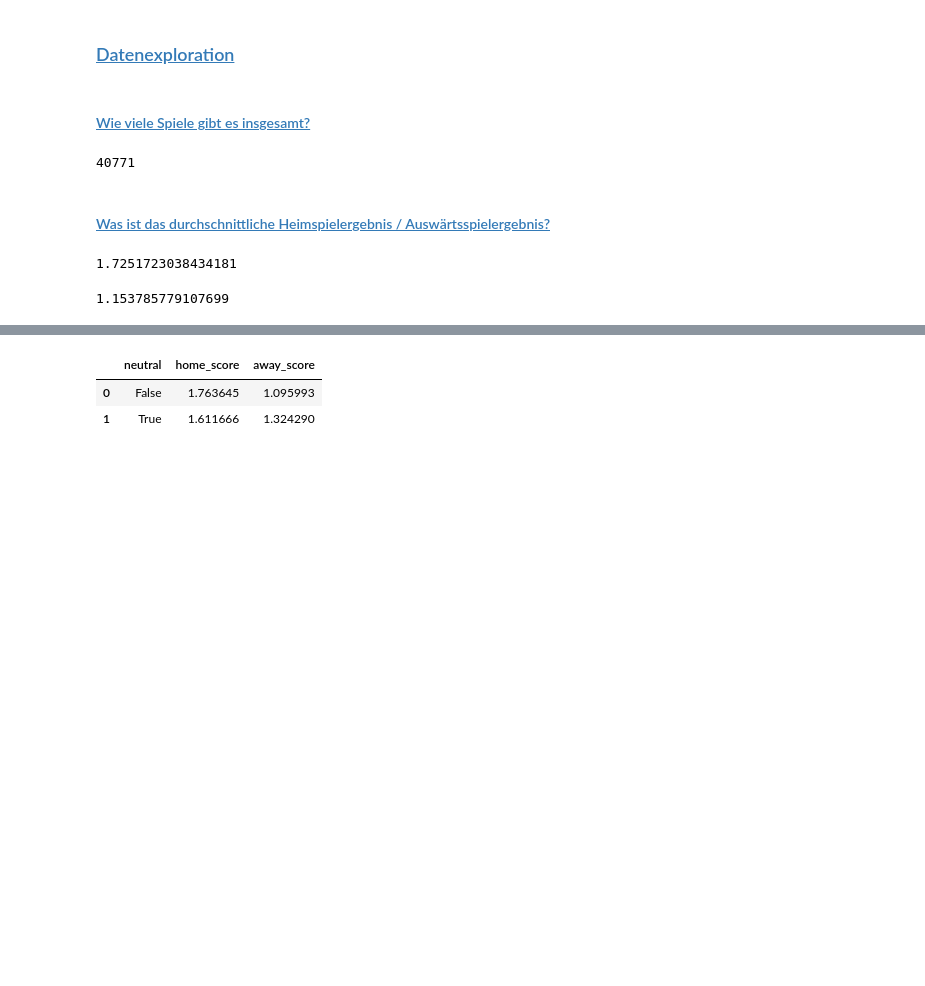
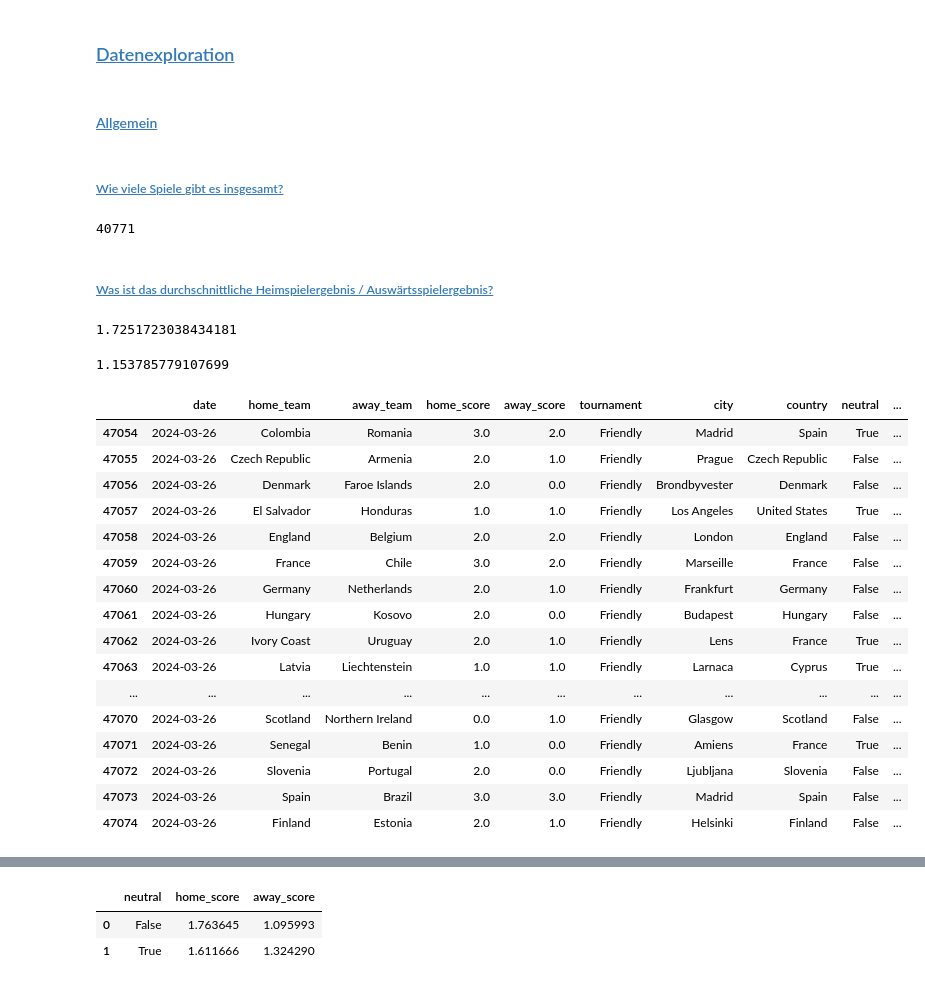
Before and after one commit to NiklasSeitherDHBW/Fussballergebnisse, a Jupyter notebook: Sophie_Fußballergebnisse.ipynb, the cells around one changed output, grey strips where cells are left out. Saved outputs shown, nothing was run; the diff lists cells and outputs as text; code cells hidden in the pictures; blank space fills up the shorter version.

```diff
--- a/Sophie_Fußballergebnisse.ipynb
+++ b/Sophie_Fußballergebnisse.ipynb
@@ -565,15 +579,17 @@ array([[<AxesSubplot: title={'center': 'date'}>,
 <hr class="my-4">
 # %% [markdown]
 ### <a id='toc1_1_6_'></a>[Datenexploration](#toc0_)
+# %% [markdown]
+#### <a id='toc1_1_6_1_'></a>[Allgemein](#toc0_)
 # %% [markdown]
-#### <a id='toc1_1_6_1_'></a>[Wie viele Spiele gibt es insgesamt?](#toc0_)
+##### <a id='toc1_1_6_1_1_'></a>[Wie viele Spiele gibt es insgesamt?](#toc0_)
 # %%
 num_matches = df_results_fifa.shape[0]
 display(num_matches)
 # %% [output]
 40771
 # %% [markdown]
-#### <a id='toc1_1_6_2_'></a>[Was ist das durchschnittliche Heimspielergebnis / Auswärtsspielergebnis?](#toc0_)
+##### <a id='toc1_1_6_1_2_'></a>[Was ist das durchschnittliche Heimspielergebnis / Auswärtsspielergebnis?](#toc0_)
 # %%
 average_home_score = df_results_fifa['home_score'].mean()
 average_away_score = df_results_fifa['away_score'].mean()
@@ -581,3 +597,23 @@ display(average_home_score, average_away_score)
 # %% [output]
 1.7251723038434181
 1.153785779107699
+# %%
+df_results_fifa.tail(20)
+# %% [output]
+|  | date | home_team | away_team | home_score | away_score | tournament | city | country | neutral | ... |
+| 47054 | 2024-03-26 | Colombia | Romania | 3.0 | 2.0 | Friendly | Madrid | Spain | True | ... |
+| 47055 | 2024-03-26 | Czech Republic | Armenia | 2.0 | 1.0 | Friendly | Prague | Czech Republic | False | ... |
+| 47056 | 2024-03-26 | Denmark | Faroe Islands | 2.0 | 0.0 | Friendly | Brondbyvester | Denmark | False | ... |
+| 47057 | 2024-03-26 | El Salvador | Honduras | 1.0 | 1.0 | Friendly | Los Angeles | United States | True | ... |
+| 47058 | 2024-03-26 | England | Belgium | 2.0 | 2.0 | Friendly | London | England | False | ... |
+| 47059 | 2024-03-26 | France | Chile | 3.0 | 2.0 | Friendly | Marseille | France | False | ... |
+| 47060 | 2024-03-26 | Germany | Netherlands | 2.0 | 1.0 | Friendly | Frankfurt | Germany | False | ... |
+| 47061 | 2024-03-26 | Hungary | Kosovo | 2.0 | 0.0 | Friendly | Budapest | Hungary | False | ... |
+| 47062 | 2024-03-26 | Ivory Coast | Uruguay | 2.0 | 1.0 | Friendly | Lens | France | True | ... |
+| 47063 | 2024-03-26 | Latvia | Liechtenstein | 1.0 | 1.0 | Friendly | Larnaca | Cyprus | True | ... |
+| ... | ... | ... | ... | ... | ... | ... | ... | ... | ... | ... |
+| 47070 | 2024-03-26 | Scotland | Northern Ireland | 0.0 | 1.0 | Friendly | Glasgow | Scotland | False | ... |
+| 47071 | 2024-03-26 | Senegal | Benin | 1.0 | 0.0 | Friendly | Amiens | France | True | ... |
+| 47072 | 2024-03-26 | Slovenia | Portugal | 2.0 | 0.0 | Friendly | Ljubljana | Slovenia | False | ... |
+| 47073 | 2024-03-26 | Spain | Brazil | 3.0 | 3.0 | Friendly | Madrid | Spain | False | ... |
+| 47074 | 2024-03-26 | Finland | Estonia | 2.0 | 1.0 | Friendly | Helsinki | Finland | False | ... |
```
Also changed, not shown: parts of 52 cells of this notebook.
